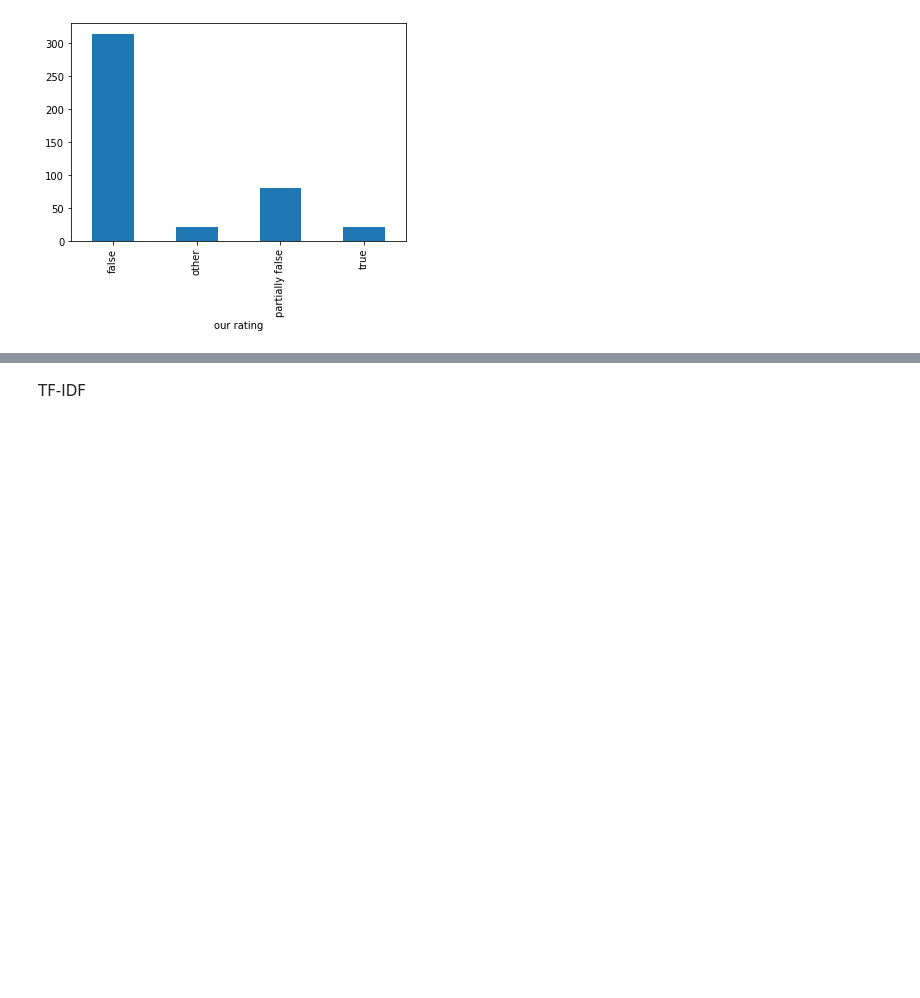
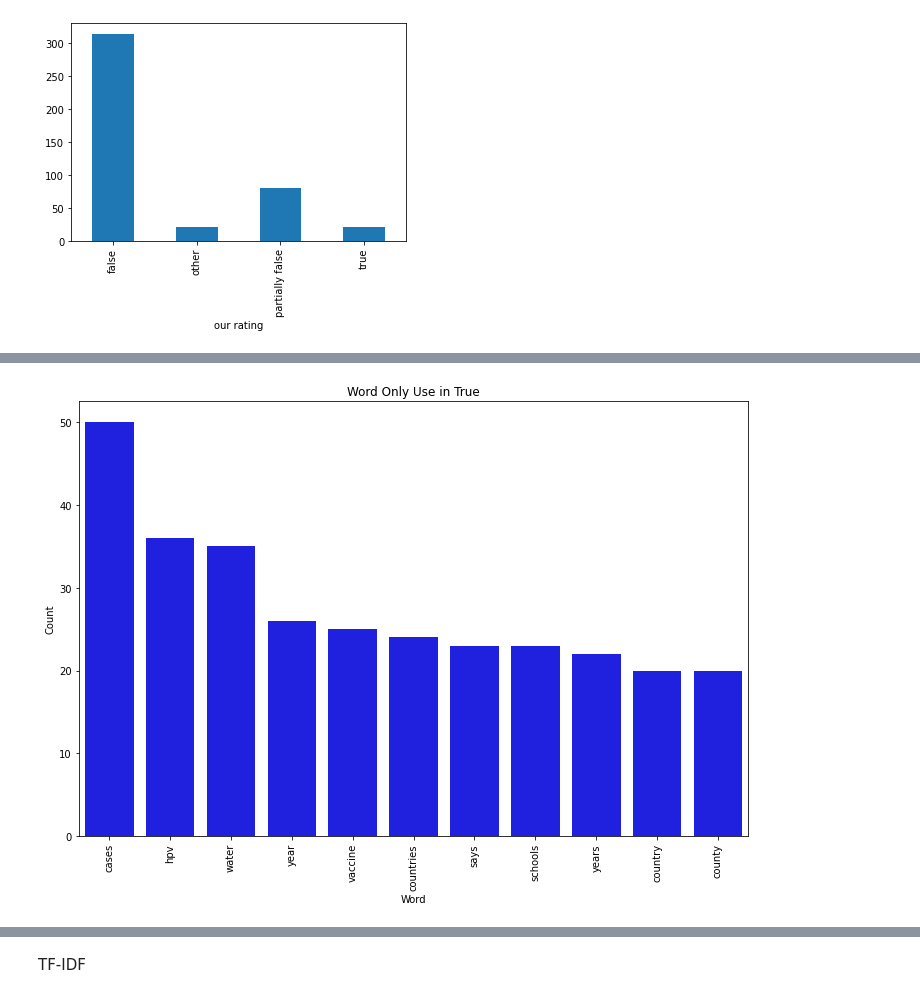
Before and after one commit to SaifuddinGsohan/CLEF2021, a Jupyter notebook: task3/FND DA.ipynb, the cells around one changed output, grey strips where cells are left out. Cells and saved outputs as stored; diff of their text form; code cells hidden in the pictures; blank space fills up the shorter version.

```diff
--- a/task3/FND DA.ipynb
+++ b/task3/FND DA.ipynb
@@ -286,0 +293,30 @@ counter(data[data['our rating'] == 'true'], 'text', 20)
+# %%
+def remov_same_word(lists,word):
+    for words in lists:
+        if words == word:
+            return word
+    return 'null'
+
+def check_list(title, ck_list, list1, list2):
+    word_list = ck_list.set_index('Word')
+    lists = ck_list['Word']
+
+    for word in lists:
+        masse_word1 = remov_same_word(list1['Word'],word)
+        masse_word2 = remov_same_word(list2['Word'],word)
+        if masse_word1 == word:
+            word_list.drop( word, inplace = True)
+        elif masse_word2 == word:
+            word_list.drop( word, inplace = True)
+
+    #return word_list.reset_index()
+    plt.figure(figsize=(12,8))
+    ax = sns.barplot(data = word_list.reset_index(), x = "Word", y = "Frequency", color = 'blue')
+    ax.set(ylabel = "Count")
+    plt.xticks(rotation='vertical')
+    plt.title("Word Only Use in " + title)
+    plt.show()
+# %%
+check_list('True', all_true_word, all_false_word, all_partially_false_word)
+# %% [output]
+[figure, added]
```
Also changed, not shown: parts of 9 cells of this notebook.
